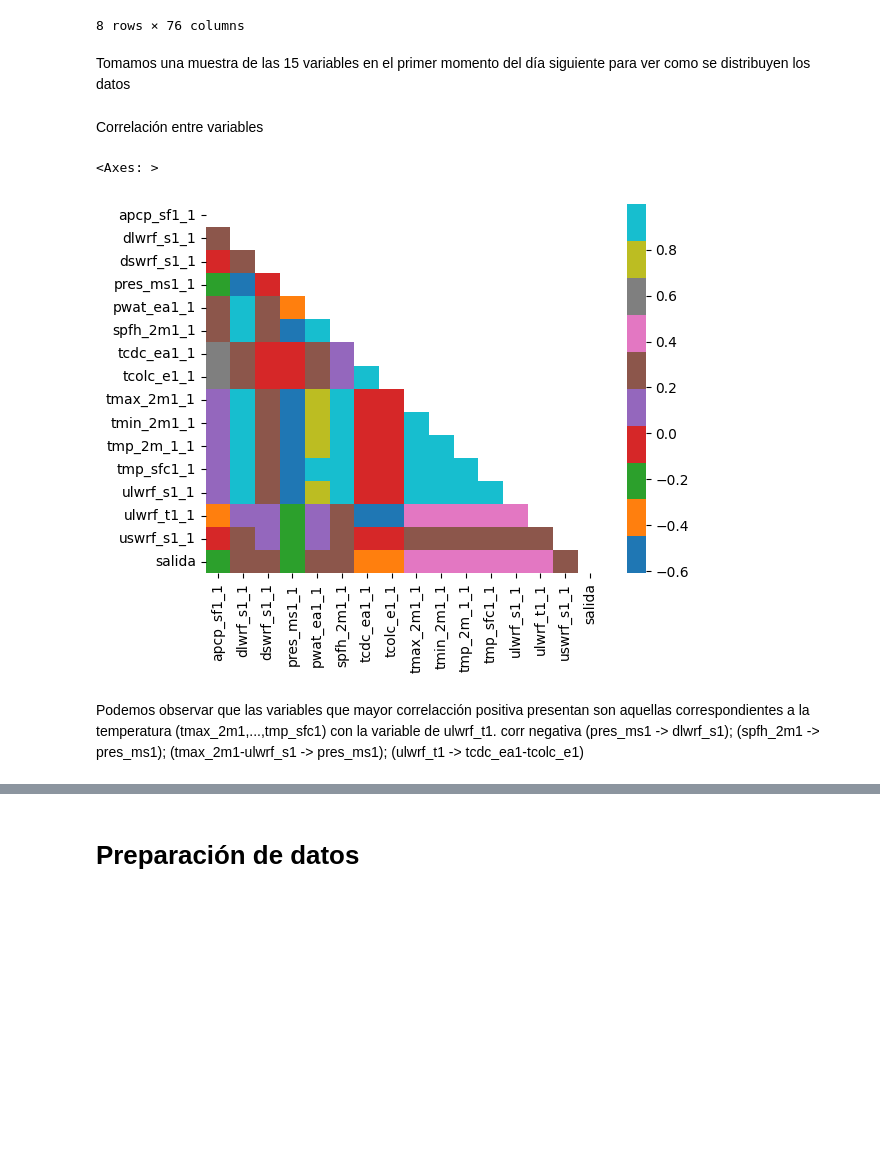
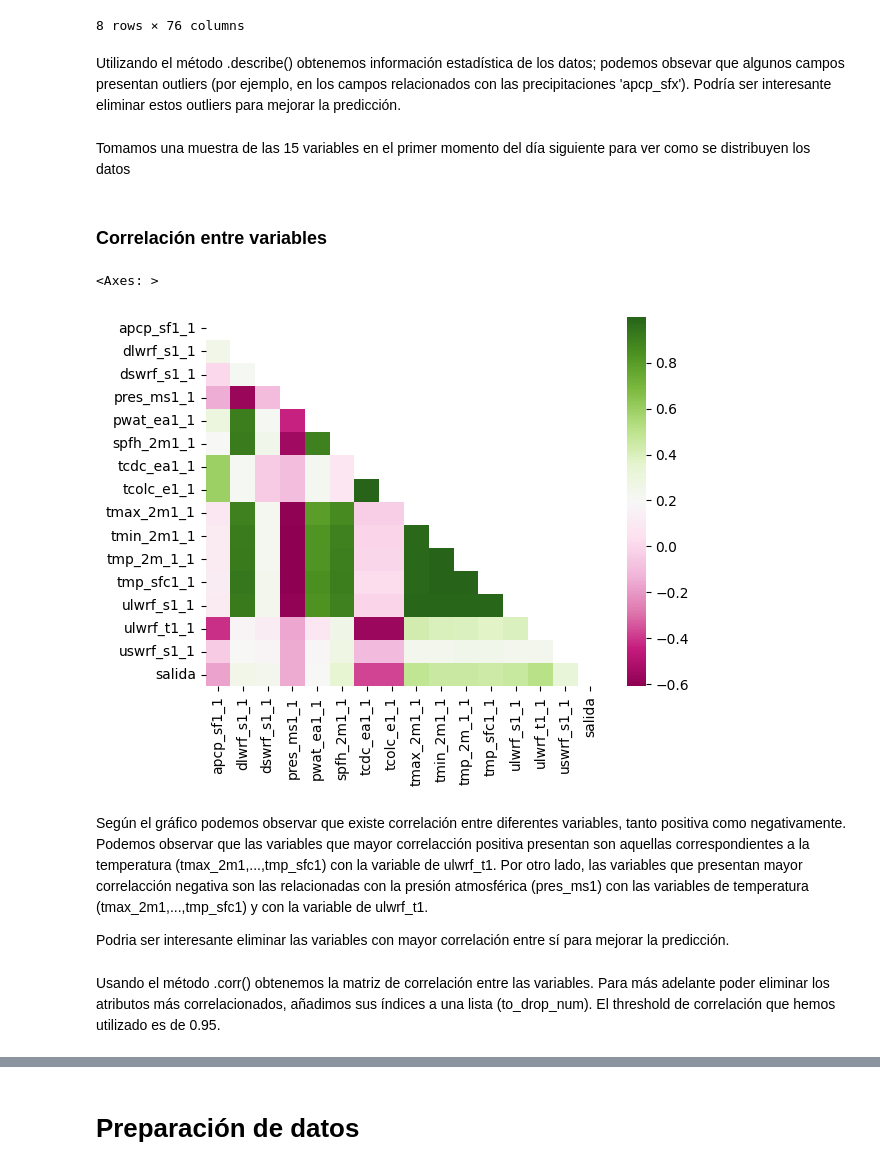
Before and after one commit to valentinacjim/PREDICCION-DE-LA-PRODUCCION-DE-ENERGIA-SOLAR, a Jupyter notebook: part1.ipynb, the cells around one changed output, grey strips where cells are left out. Cells and saved outputs as stored; diff of their text form; code cells hidden in the pictures; blank space fills up the shorter version.

```diff
--- a/part1.ipynb
+++ b/part1.ipynb
@@ -94,6 +96,8 @@ disp_df_eda.describe()
 | 75% | 0.109091 | 0.051818 | 0.127500 | 0.036364 | 0.090909 | 366.145476 | 370.147353 | 378.509126 | ... |
 | max | 43.009090 | 16.846364 | 28.399091 | 26.381818 | 36.875455 | 426.173970 | 427.486894 | 429.693146 | ... |
 8 rows × 76 columns
+# %% [markdown]
+Utilizando el método .describe() obtenemos información estadística de los datos; podemos obsevar que algunos campos presentan outliers (por ejemplo, en los campos relacionados con las precipitaciones 'apcp_sfx'). Podría ser interesante eliminar estos outliers para mejorar la predicción.
 # %% [markdown]
 Tomamos una muestra de las 15 variables en el primer momento del día siguiente para ver como se distribuyen los datos
 # %%
@@ -101,15 +105,18 @@ for field in disp_df_eda:
     if field[-3] != "i" and int(field[-3]) != 1:
         disp_df_eda.drop(field, axis=1, inplace=True)
 # %% [markdown]
-Correlación entre variables
+### Correlación entre variables
 # %%
 corr = disp_df_eda.corr()
 lower_tri = corr.where(np.tril(np.ones(corr.shape),k=-1).astype(bool))
-sns.heatmap(lower_tri, xticklabels=corr.columns, yticklabels=corr.columns, cmap= "tab10")
+sns.heatmap(lower_tri, xticklabels=corr.columns, yticklabels=corr.columns, cmap= "PiYG" )
 # %% [output]
 <Axes: >
-[figure, old version]
+[figure, new version]
 # %% [markdown]
-Podemos observar que las variables que mayor correlacción positiva presentan son aquellas correspondientes a la temperatura (tmax_2m1,...,tmp_sfc1) con la variable de ulwrf_t1.
-corr negativa (pres_ms1 -> dlwrf_s1); (spfh_2m1 -> pres_ms1); (tmax_2m1-ulwrf_s1 -> pres_ms1); (ulwrf_t1 -> tcdc_ea1-tcolc_e1)
+Según el gráfico podemos observar que existe correlación entre diferentes variables, tanto positiva como negativamente. Podemos observar que las variables que mayor correlacción positiva presentan son aquellas correspondientes a la temperatura (tmax_2m1,...,tmp_sfc1) con la variable de ulwrf_t1. Por otro lado, las variables que presentan mayor correlacción negativa son las relacionadas con la presión atmosférica (pres_ms1) con las variables de temperatura (tmax_2m1,...,tmp_sfc1) y con la variable de ulwrf_t1.
+
+Podria ser interesante eliminar las variables con mayor correlación entre sí para mejorar la predicción.
+# %% [markdown]
+Usando el método .corr() obtenemos la matriz de correlación entre las variables. Para más adelante poder eliminar los atributos más correlacionados, añadimos sus índices a una lista (to_drop_num). El threshold de correlación que hemos utilizado es de 0.95.
 # %%
```
Also changed, not shown: parts of 31 cells of this notebook.
